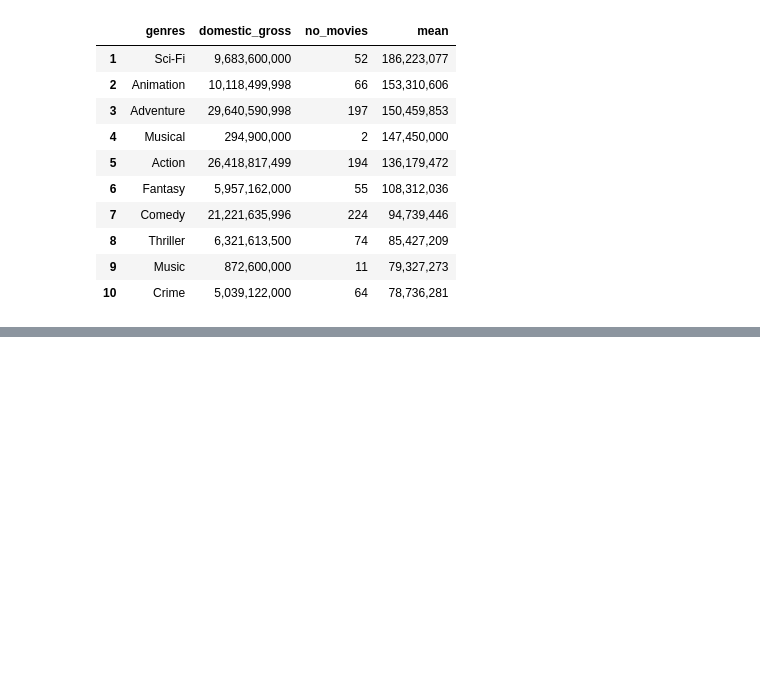
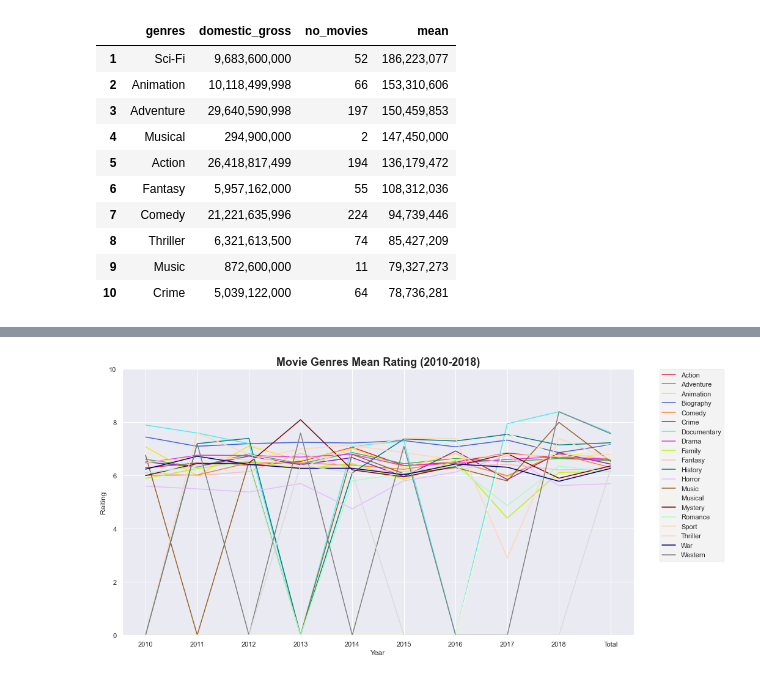
Before and after one commit to ChrisFreyre/dsc-phase-1-project, a Jupyter notebook: student.ipynb, the cells around one changed output, grey strips where cells are left out. Cells and saved outputs as stored; diff of their text form; code cells hidden in the pictures; blank space fills up the shorter version.

```diff
--- a/student.ipynb
+++ b/student.ipynb
@@ -972,0 +1340,4 @@ graph_genre
+# %%
+#BRINGIN BACK DATAFRAME FROM FOLDER
+
+df_final_raiting =  pd.read_csv("/Users/christopherfreyre/Documents/Academy Xi/Microsoft_project/dsc-phase-1-project/df_final_raiting.csv")
@@ -972,0 +1368,3 @@ graph_genre
+# %%
+#CHANGING NAME OF COLUMN FROM GENRE_1 TO GENRES
+df_final_raiting.rename(columns = {"Sci-Fi":"Sci_Fi"}, inplace = True)
@@ -972,0 +1374,71 @@ graph_genre
+# %%
+import numpy as np
+import pandas as pd
+import matplotlib.pyplot as plt
+from matplotlib import rcParams
+
+
+
+
+
+
+
+data = df_final_raiting
+rcParams['figure.figsize'] = 15,8
+
+
+
+
+
+
+genres = ['year','Action', 'Adventure', 'Animation', 'Biography', 'Comedy',
+       'Crime', 'Documentary', 'Drama', 'Family', 'Fantasy', 'History',
+       'Horror', 'Music', 'Musical', 'Mystery', 'Romance', 'Sci_Fi', 'Sport',
+       'Thriller', 'War', 'Western']
+
+
+
+plt.plot(data.year, data.Action, color= '#e6194b' )
+plt.plot(data.year,data.Adventure, color= '#3cb44b')
+plt.plot(data.year,data.Animation, color= '#ffe119' )
+plt.plot(data.year,data.Biography, color= '#4363d8' )
+plt.plot(data.year,data.Comedy, color= '#f58231')
+plt.plot(data.year,data.Crime, color= '#911eb4')
+plt.plot(data.year,data.Documentary, color= '#46f0f0')
+plt.plot(data.year,data.Drama, color= '#f032e6')
+plt.plot(data.year,data.Family, color= '#bcf60c' )
+plt.plot(data.year,data.Fantasy, color= '#fabebe' )
+plt.plot(data.year,data.History, color= '#008080')
+plt.plot(data.year,data.Horror, color= '#e6beff')
+plt.plot(data.year,data.Music, color= '#9a6324')
+plt.plot(data.year,data.Musical, color= '#fffac8')
+plt.plot(data.year,data.Mystery, color= '#800000')
+plt.plot(data.year,data.Romance, color= '#aaffc3')
+plt.plot(data.year,data.Sci_Fi, color= '#ffd8b1')
+plt.plot(data.year,data.Sport, color= '#ffd8b1')
+plt.plot(data.year,data.Thriller, color= '#000075' )
+plt.plot(data.year,data.War, color= '#808080')
+plt.plot(data.year,data.Western, color= '#dbdbdb')
+
+
+
+plt.grid(True)
+plt.title('Movie Genres Mean Rating (2010-2018)', fontsize=18, fontweight= 'bold')
+
+
+plt.xticks(data.year)
+plt.ylim(0,10)
+plt.style.use('fivethirtyeight')
+
+
+plt.xlabel('Year')
+plt.ylabel('Raiting')
+
+plt.legend(['Action', 'Adventure', 'Animation', 'Biography', 'Comedy',
+       'Crime', 'Documentary', 'Drama', 'Family', 'Fantasy', 'History',
+       'Horror', 'Music', 'Musical', 'Mystery', 'Romance', 'Sport',
+       'Thriller', 'War', 'Western'], loc='upper left', borderaxespad=0, bbox_to_anchor=(1.05, 1))
+
+plt.show()
+# %% [output]
+[figure, added]
```
Also changed, not shown: parts of 47 cells of this notebook, 4 other files.
